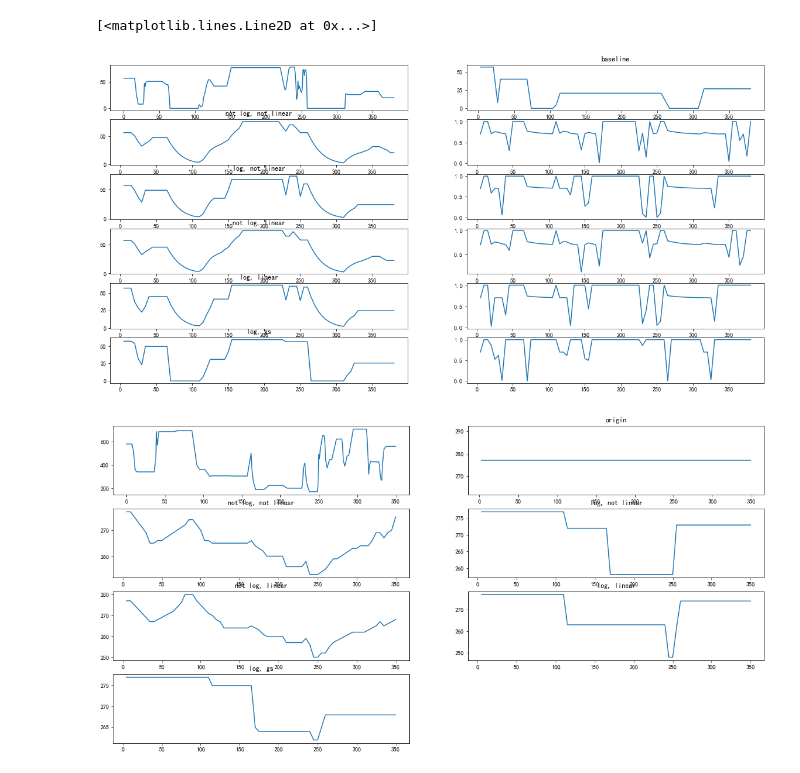
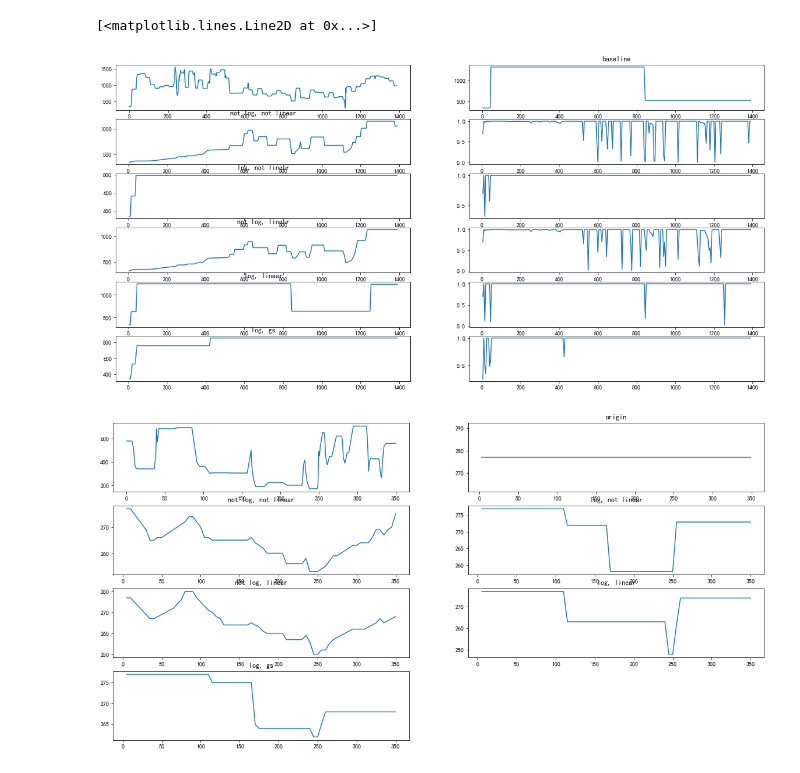
Before and after one commit to Whu-wxy/AmbientLightLab, a Jupyter notebook: contract.ipynb, the cells around one changed output. Saved outputs shown, nothing was run; the diff lists cells and outputs as text; code cells hidden in the pictures.

```diff
--- a/contract.ipynb
+++ b/contract.ipynb
@@ -363,7 +363,7 @@ def stableBySection(curLux, lastStable, need_small):
         else:
             return curLux
 # %%
-s = readFromRecord('night.txt')  # night daywalk daybike room cloudy
+s = readFromRecord('cloudy.txt')  # night daywalk daybike room cloudy
 plt.figure(figsize = (20,10))
 
 list_s, res_idx, minmax_list, a_list = Hysteresis_log_interval_changeA(s, f1=0.15, f2=0.25, A1=0, A2=0.7, n=5, bMean=False, blog=False, linear=False)
@@ -398,34 +398,34 @@ plt.subplot(col,row,4)
 plt.plot(res_idx, a_list, marker=mk)
 # print(a_list)
 # print('\n')
 
 plt.subplot(col,row,5)
 plt.plot(res_idx2, list_s2, marker=mk)
 plt.title('log, not linear')
 plt.subplot(col,row,6)
 plt.plot(res_idx2, a_list2, marker=mk)
 # print(a_list)
 
 plt.subplot(col,row,7)
 plt.plot(res_idx3, list_s3, marker=mk)
 plt.title('not log, linear')
 plt.subplot(col,row,8)
 plt.plot(res_idx3, a_list3, marker=mk)
 
 plt.subplot(col,row,9)
 plt.plot(res_idx4, list_s4, marker=mk)
 plt.title('log, linear')
 plt.subplot(col,row,10)
 plt.plot(res_idx4, a_list4, marker=mk)
 
 plt.subplot(col,row,11)
 plt.plot(res_idx5, list_s5, marker=mk)
 plt.title('log, gs')
 plt.subplot(col,row,12)
 plt.plot(res_idx5, a_list5, marker=mk)
 # %% [output]
 [<matplotlib.lines.Line2D at 0x...>]
-[figure, old version]
+[figure, new version]
 # %%
 plt.figure(figsize = (20,10))
 col = 4
```
Also changed, not shown: parts of 1 cell of this notebook, 2 other files.
